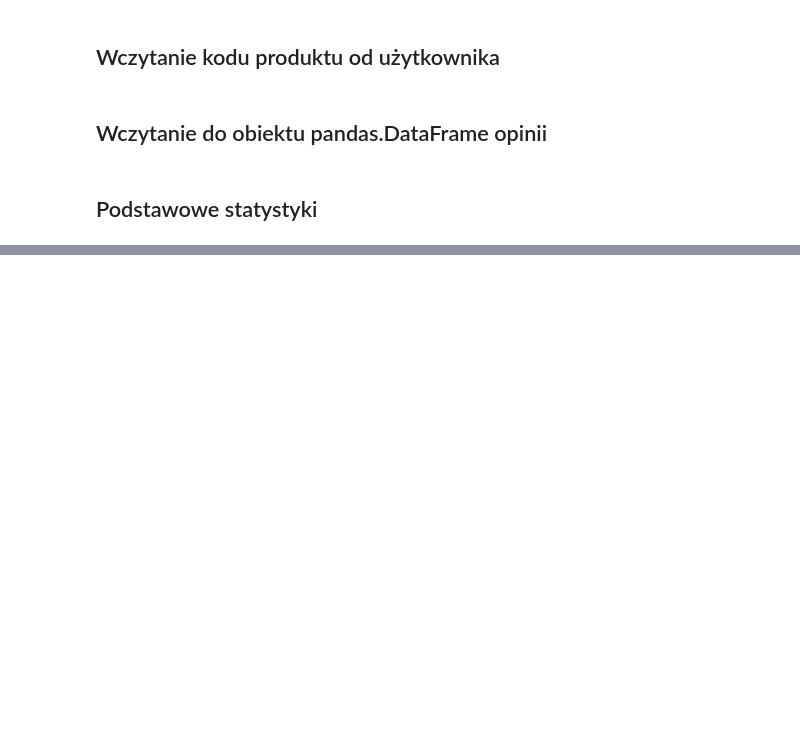
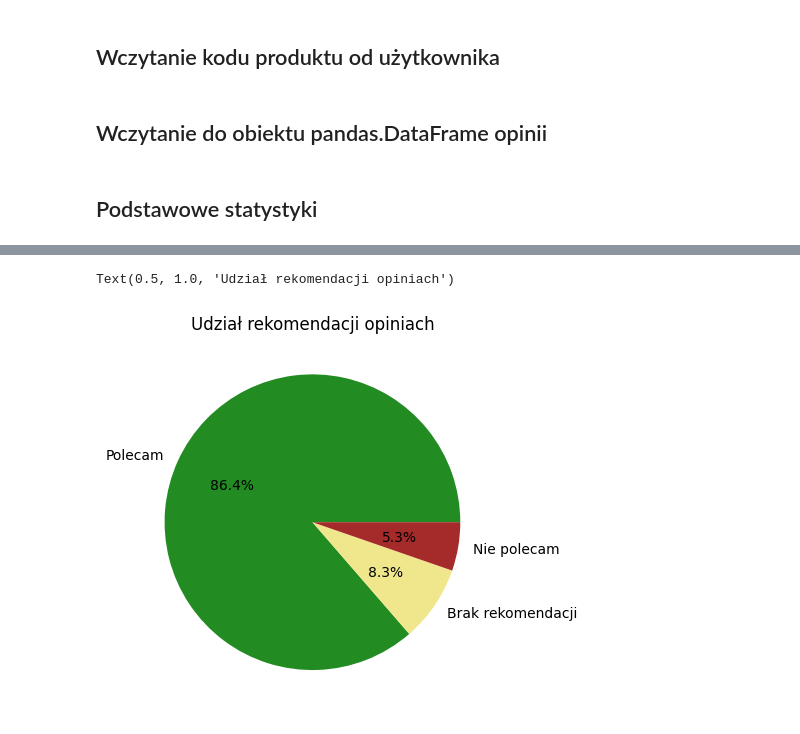
Before and after one commit to szym47/CeneoScraperSC, a Jupyter notebook: analyzer.ipynb, the cells around one changed output, grey strips where cells are left out. Cells and saved outputs as stored; diff of their text form; code cells hidden in the pictures; blank space fills up the shorter version.

```diff
--- a/analyzer.ipynb
+++ b/analyzer.ipynb
@@ -34,0 +73,11 @@ average_stars=opinions.stars.mean()
+# %%
+recommendations_distribution.plot.pie(
+    colors=["forestgreen","khaki","brown"],
+      label="",
+      autopct="%1.1f%%"
+)
+
+plt.title("Udział rekomendacji opiniach")
+# %% [output]
+Text(0.5, 1.0, 'Udział rekomendacji opiniach')
+[figure, added]
```
Also changed, not shown: parts of 11 cells of this notebook, 1 other file.
